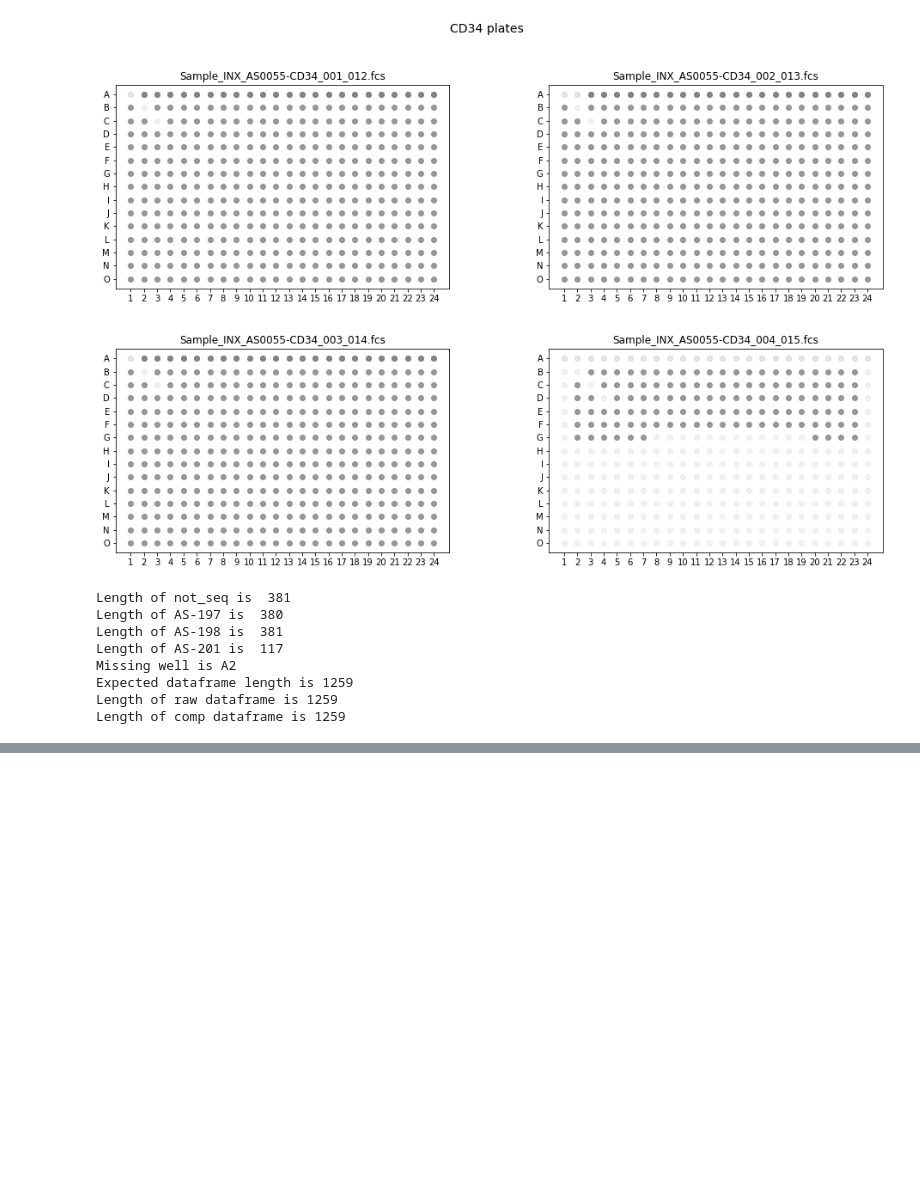
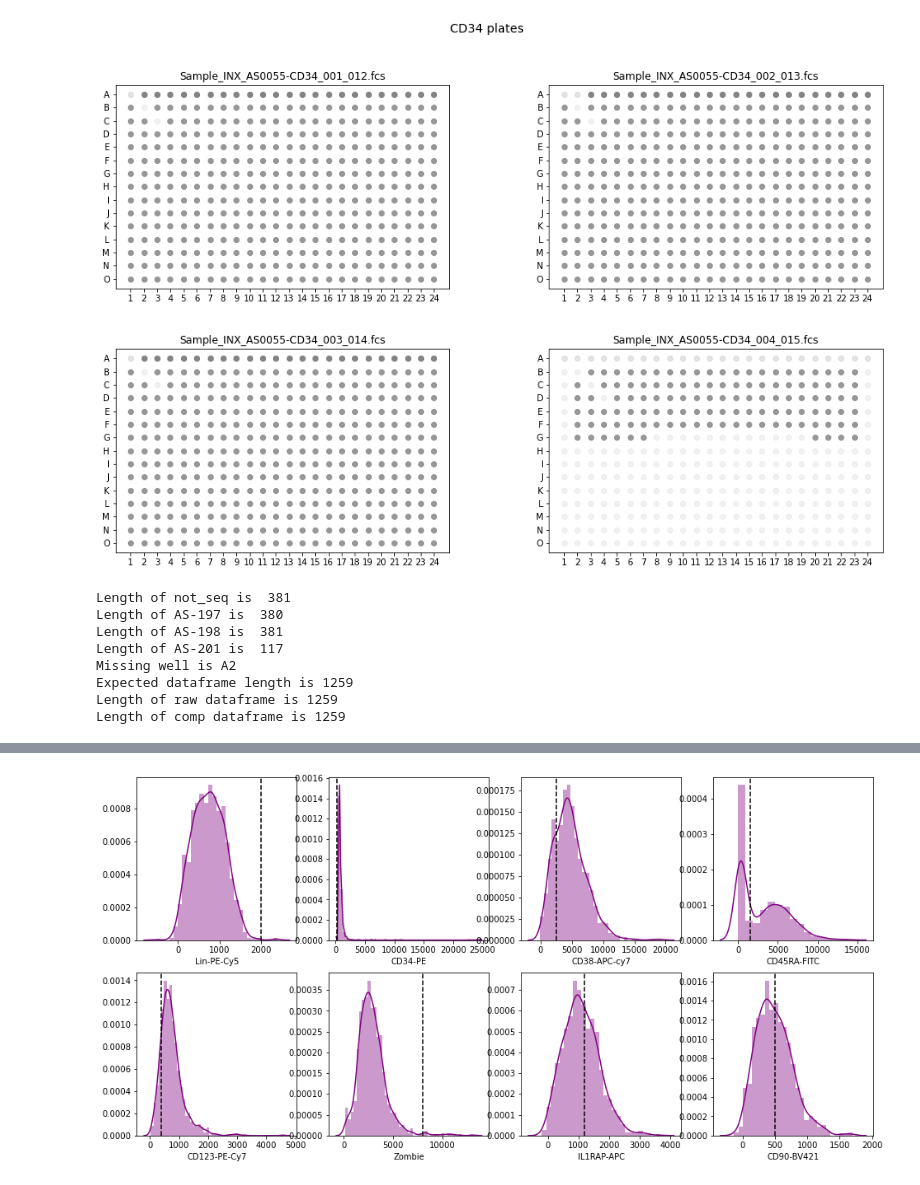
Before and after one commit to AnnatinaSchnegg/AS_amplicons, a Jupyter notebook: Code/Index - RN CD34.ipynb, the cells around one changed output, grey strips where cells are left out. Drawn from its saved outputs; the diff is of its cells as text; code cells hidden in the pictures; blank space fills up the shorter version.

```diff
--- a/Code/Index - RN CD34.ipynb
+++ b/Code/Index - RN CD34.ipynb
@@ -274,3 +277,17 @@ fig.tight_layout()
+# %%
+#Plotting distributions just to have a look
+fix, ax = plt.subplots(2,4, figsize = (16,8))
+ax = ax.ravel()
+fig.subplots_adjust(hspace = 0.3, wspace=.3)
+count = -1
+
+for fluoro in logs:
+    count += 1
+    ax[count] = sns.distplot(sourcedata[fluoro], ax = ax[count], color = 'purple')
+    ax[count].axvline(gate_loc[fluoro], ls = '--', c = 'k')
+fig.tight_layout()
+# %% [output]
+[figure, added]
 # %%
 #Next, use gates chosen above to assign marker expressed = True to each fluorophore
 CD34_alldata
```
Also changed, not shown: parts of 2 cells of this notebook, 1 other file.
